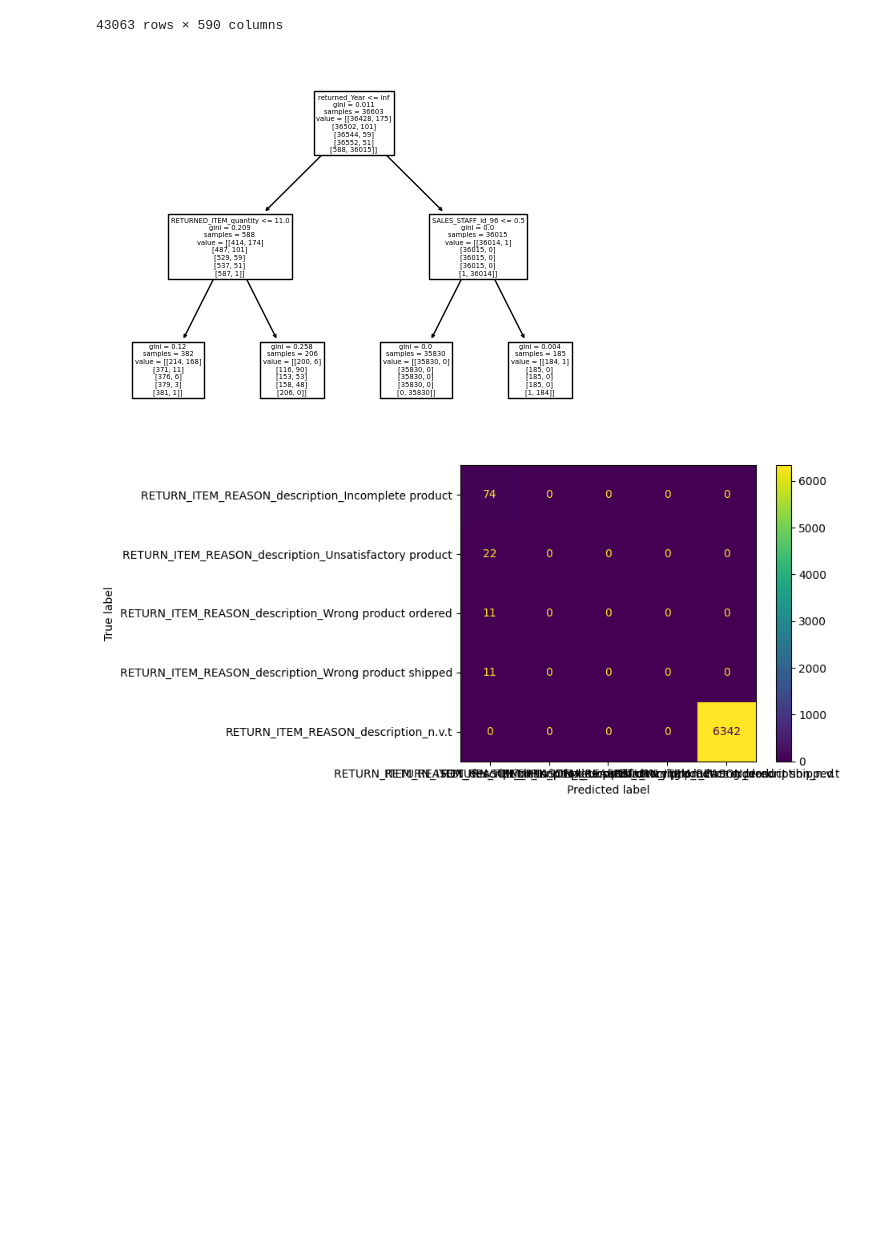
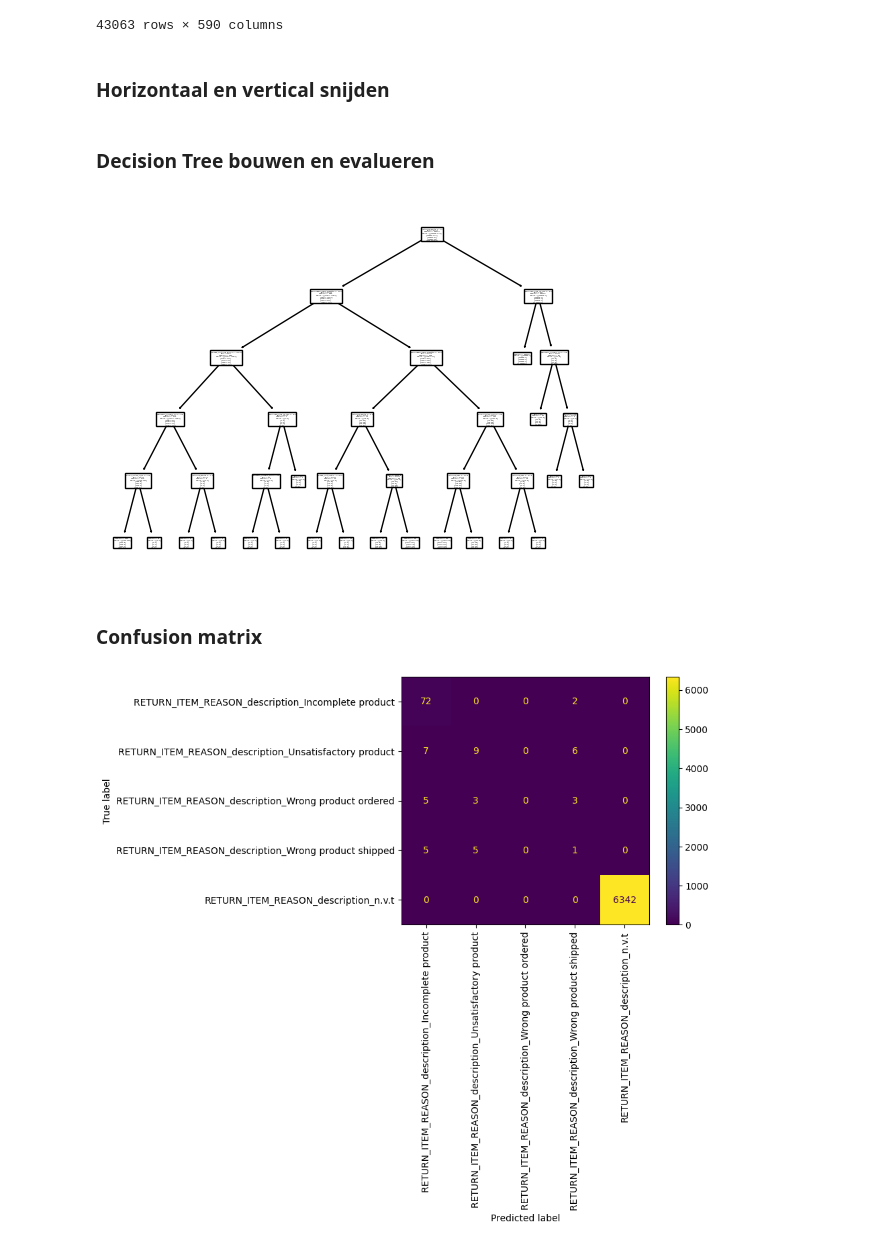
Before and after one commit to troykort/DaD, a Jupyter notebook: Practicum_8.1/Class_model.ipynb, the cells around one changed output. Drawn from its saved outputs; the diff is of its cells as text; code cells hidden in the pictures; blank space fills up the shorter version.

```diff
--- a/Practicum_8.1/Class_model.ipynb
+++ b/Practicum_8.1/Class_model.ipynb
@@ -77,6 +77,8 @@ returned_order_encoded
 | 43061 | 5.00 | 10.00 | 10.00 | 2022 | 1 | NaN | ... |
 | 43062 | 5.00 | 10.00 | 7.50 | 2022 | 9 | NaN | ... |
 43063 rows × 590 columns
+# %% [markdown]
+### Horizontaal en vertical snijden ###
 # %%
 X = returned_order_encoded .drop('RETURN_ITEM_REASON_description', axis=1)
 y = returned_order_encoded [['RETURN_ITEM_REASON_description']]
@@ -85,33 +87,30 @@ y_encoded = pd.get_dummies(y, drop_first=True)
 X_train, X_test, y_train_encoded, y_test_encoded = train_test_split(
     X, y_encoded, test_size=0.15, random_state=42
 )
+# %% [markdown]
+### Decision Tree bouwen en evalueren ###
 # %%
-dtree = DecisionTreeClassifier(max_depth=2)
+dtree = DecisionTreeClassifier(max_depth=5)
 dtree.fit(X_train, y_train_encoded)
 tree.plot_tree(dtree,feature_names = X.columns)
 plt.show()
 # %% [output]
-[figure, old version]
+[figure, new version]
 # %%
 predicted_df = pd.DataFrame(dtree.predict(X_test))
 predicted_df = predicted_df.rename(columns={0: 'Predicted_Return_Reason'})
 y_test_encoded = y_test_encoded.reset_index(drop=True)
 model_results_frame = pd.concat([y_test_encoded, predicted_df], axis=1)
+# %% [markdown]
+### Confusion matrix ###
 # %%
 predicted_df.columns = y_test_encoded.columns
-
-# We gaan nu de voorspellingen omzetten van one-hot encoded terug naar de label naam
 predicted_labels = predicted_df.idxmax(axis=1)
 actual_labels = y_test_encoded.idxmax(axis=1)
-
-# Nu de verwarringsmatrix genereren
 confusion_mat = metrics.confusion_matrix(actual_labels, predicted_labels)
-
-# Maak een display voor de verwarringsmatrix
 cm_display = metrics.ConfusionMatrixDisplay(confusion_matrix=confusion_mat, display_labels=y_test_encoded.columns)
-
-# Toon de verwarringsmatrix
 cm_display.plot()
+plt.xticks(rotation='vertical')
 plt.show()
 # %% [output]
-[figure, old version]
+[figure, new version]
```
Also changed, not shown: parts of 2 cells of this notebook.
